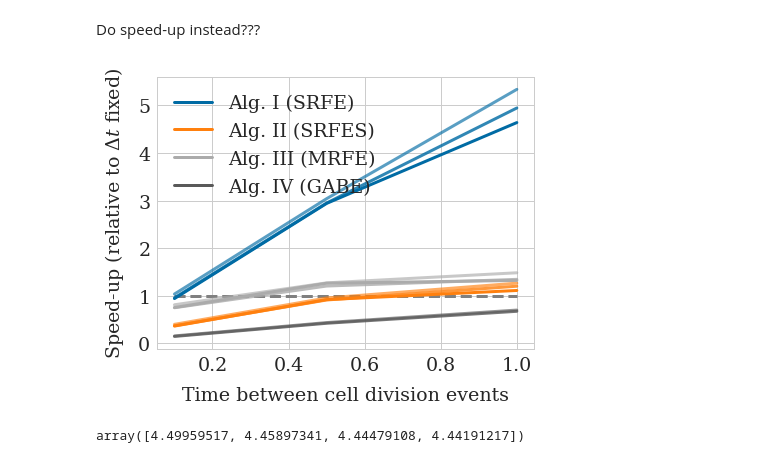
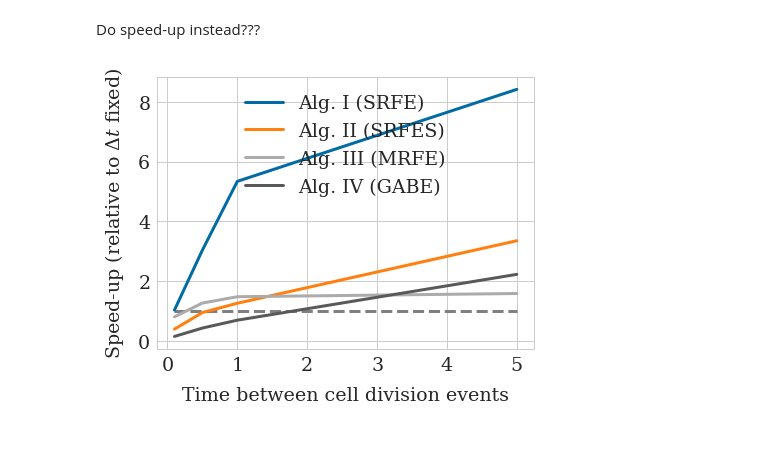
Before and after one commit to somathias/cbmos, a Jupyter notebook: experiments/exp-draft_linear_tissue_growth.ipynb, the cells around one changed output. Drawn from its saved outputs; the diff is of its cells as text; code cells hidden in the pictures.

```diff
--- a/experiments/exp-draft_linear_tissue_growth.ipynb
+++ b/experiments/exp-draft_linear_tissue_growth.ipynb
@@ -110,7 +95,7 @@ Version 2: (only add 10 cells, but do 4 repetions):
 # %%
 dates = {0.1: '20220506', 0.5: '20220507', 1.0: '20220507'}
 times_between_divisions = [0.1, 0.5, 1.0]
-base_sizes = [13, 14, 15]
+base_sizes = [13, 14, 15, 16]
 # %%
 alg = 'fixed_dt'
 data_fixed_dt = {}
@@ -142,10 +147,0 @@ for alg in algorithms:
-# %%
-alg = 'EB_global_adap'
-data[alg] = {}
-for size in [13, 14]:
-    times = []
-    for tbe in times_between_divisions:
-        with open('data/'+dates[tbe]+'_rackham_'+str(size)+'_'+str(tbe)+'_'+alg+'.json', 'r') as f:
-            wall_time = np.mean(np.array(json.load(f)['counts'])[:, 0, 2])
-        times.append(wall_time)
-    data[alg][size] = np.array(times)/np.array(data_fixed_dt[size])
@@ -170,15 +228,17 @@ custom_lines = [Line2D([0], [0], color=defcolors[0], lw=3),
                 Line2D([0], [0], color=defcolors[2], lw=3),
                 Line2D([0], [0], color=defcolors[3], lw=3)]
 # %%
-plt.plot(times_between_divisions, np.ones(len(times_between_divisions)), '--', color='grey')
+plt.plot([0.1, 0.5, 1.0, 5.0], np.ones(len([0.1, 0.5, 1.0, 5.0])), '--', color='grey')
 for alg in algorithms:
-    for size in base_sizes:
-        plt.plot(times_between_divisions, data[alg][size], color=colors[alg], alpha=(size**3)/np.max(base_sizes)**3)
+    size = 13
+    plt.plot([0.1, 0.5, 1.0, 5.0], data[alg][size], color=colors[alg])
+#    size = 16
+#    plt.plot([0.1, 0.5, 1.0], data[alg][size], color=colors[alg], linestyle=':')
 alg = 'EB_global_adap'
-for size in [13, 14]:
-    plt.plot(times_between_divisions, data[alg][size], color=colors[alg], alpha=(size**3)/np.max(base_sizes)**3)
-plt.xlabel('Time between cell division events')
-plt.ylabel('Wall time relative to $\Delta t$ fixed')
+for size in [13]:
+    plt.plot([0.1, 0.5, 1.0, 5.0], data[alg][size], color=colors[alg])
+plt.xlabel('$\Delta t_{div}$')
+plt.ylabel('Wall time (relative to $\Delta t_{fixed}$)')
 plt.legend(custom_lines, [labels['EF_glob_adap_acc'], labels['EF_glob_adap_stab'] ,  labels['EF_local_adap'], labels['EB_global_adap'] ])
 
 plt.savefig('linear_tissue_growth_relative_wall_time.pdf', bbox_inches='tight')
@@ -187,17 +247,20 @@ plt.savefig('linear_tissue_growth_relative_wall_time.pdf', bbox_inches='tight')
 # %% [markdown]
 Do speed-up instead???
 # %%
-plt.plot(times_between_divisions, np.ones(len(times_between_divisions)), '--', color='grey')
+plt.plot([0.1, 0.5, 1.0, 5.0], np.ones(len([0.1, 0.5, 1.0, 5.0])), '--', color='grey')
 for alg in algorithms:
-    for size in base_sizes:
-        plt.plot(times_between_divisions, 1.0/data[alg][size], color=colors[alg], alpha=(size**3)/np.max(base_sizes)**3)
+    size = 13
+    plt.plot([0.1, 0.5, 1.0, 5.0], [1.0/number for number in data[alg][size]], color=colors[alg])
+#    size = 16
+#    plt.plot([0.1, 0.5, 1.0], [1.0/number for number in data[alg][size]], color=colors[alg], linestyle=':')
 alg = 'EB_global_adap'
-for size in [13, 14]:
-    plt.plot(times_between_divisions, 1.0/data[alg][size], color=colors[alg], alpha=(size**3)/np.max(base_sizes)**3)
+for size in [13]:
+    plt.plot([0.1, 0.5, 1.0, 5.0], [1.0/number for number in data[alg][size]], color=colors[alg])
 plt.xlabel('Time between cell division events')
 plt.ylabel('Speed-up (relative to $\Delta t$ fixed)')
 plt.legend(custom_lines, [labels['EF_glob_adap_acc'], labels['EF_glob_adap_stab'] ,  labels['EF_local_adap'], labels['EB_global_adap'] ])
 
+#plt.savefig('linear_tissue_growth_relative_wall_time.pdf', bbox_inches='tight')
 plt.savefig('linear_tissue_growth_speed_up.pdf', bbox_inches='tight')
 # %% [output]
-[figure, old version]
+[figure, new version]
@@ -208,4 +266,0 @@ with open('data/20220506_lin_growth_v2_'+str(10)+'_0.05_fixed_dt.json', 'r') as
-# %%
-data[:, 0, 2]
-# %% [output]
-array([4.49959517, 4.45897341, 4.44479108, 4.44191217])
```
Also changed, not shown: parts of 49 cells of this notebook.
